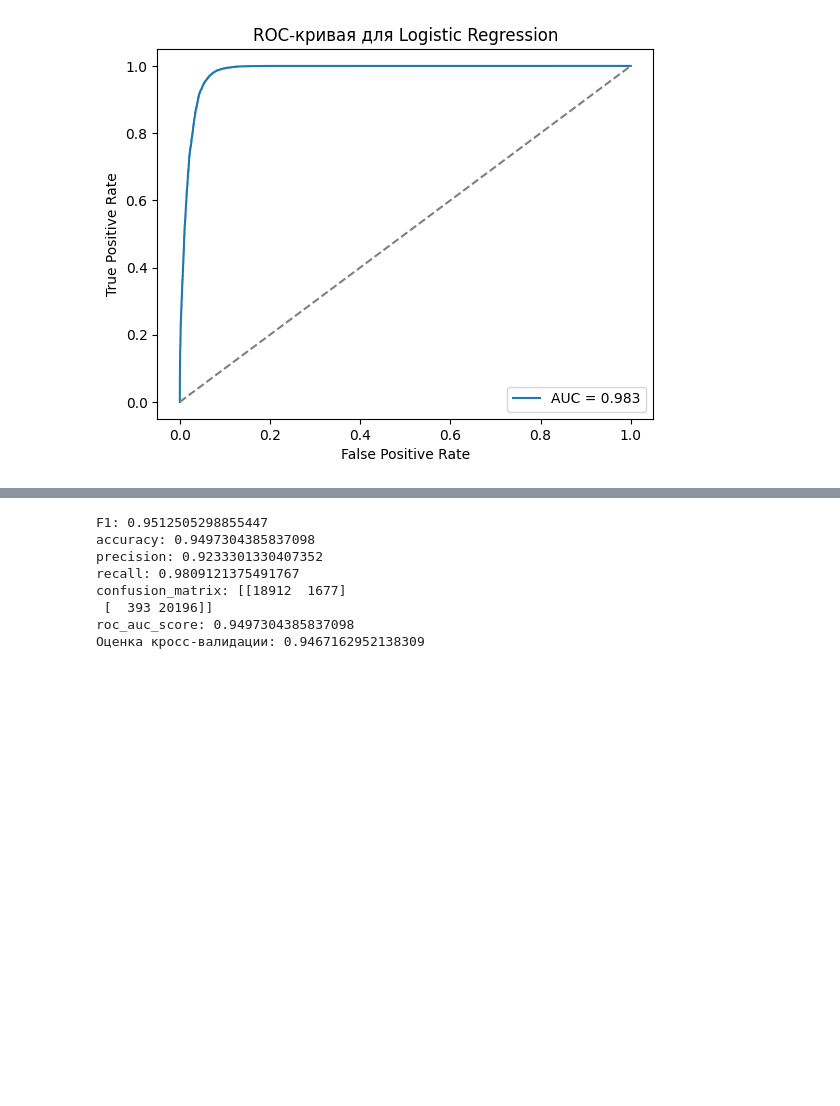
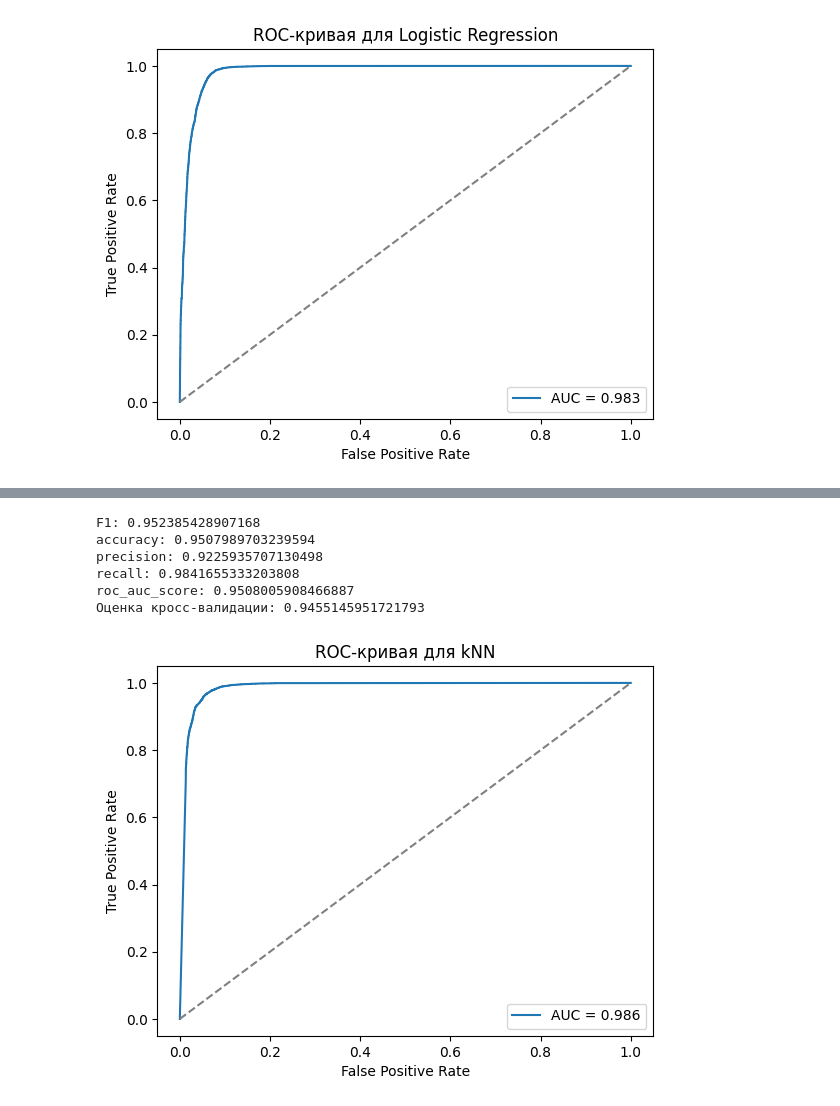
Before and after one commit to SergeyMotynga/OMSTU, a Jupyter notebook: ML/laboratory/lab_2/main/main.ipynb, the cells around one changed output, grey strips where cells are left out. Cells and saved outputs as stored; diff of their text form; code cells hidden in the pictures; blank space fills up the shorter version.

```diff
--- a/ML/laboratory/lab_2/main/main.ipynb
+++ b/ML/laboratory/lab_2/main/main.ipynb
@@ -199,20 +347,36 @@ plt.show()
 # %%
-# KNN
-
-model = KNeighborsClassifier()
+model_knn = KNeighborsClassifier(
+    n_neighbors=best_params['kNN']['GridSearchCV']['params']['n_neighbors'],
+    weights=best_params['kNN']['GridSearchCV']['params']['weights'],
+    metric=best_params['kNN']['GridSearchCV']['params']['metric']
+)
 # Hold-out
-model.fit(X_train, y_train)
-y_pred = model.predict(X_test)
-metrics(y_pred)
+model_knn.fit(X_train, y_train)
+y_pred_knn = model_knn.predict(X_test)
+metrics(y_pred_knn)
 # CV
-scores = cross_val_score(model, X_train, y_train, cv=kf, scoring='f1')
-print(f'Оценка кросс-валидации: {scores.mean()}')
+scores_knn = cross_val_score(model_knn, X_train, y_train, cv=kf, scoring='accuracy')
+print(f'Оценка кросс-валидации: {scores_knn.mean()}')
 # %% [output]
-F1: 0.9512505298855447
-accuracy: 0.9497304385837098
-precision: 0.9233301330407352
-recall: 0.9809121375491767
-confusion_matrix: [[18912  1677]
- [  393 20196]]
-roc_auc_score: 0.9497304385837098
-Оценка кросс-валидации: 0.9467162952138309
+F1: 0.952385428907168
+accuracy: 0.9507989703239594
+precision: 0.9225935707130498
+recall: 0.9841655333203808
+roc_auc_score: 0.9508005908466887
+Оценка кросс-валидации: 0.9455145951721793
+# %%
+y_prob_knn = model_knn.predict_proba(X_test)[:, 1]
+
+fpr_knn, tpr_knn, _ = roc_curve(y_test, y_prob_knn)
+roc_auc_knn = auc(fpr_knn, tpr_knn)
+
+plt.figure()
+plt.plot(fpr_knn, tpr_knn, label=f'AUC = {roc_auc_knn:.3f}')
+plt.plot([0,1], [0,1], linestyle='--', color='gray')
+plt.xlabel('False Positive Rate')
+plt.ylabel('True Positive Rate')
+plt.title('ROC-кривая для kNN')
+plt.legend(loc='lower right')
+plt.show()
+# %% [output]
+[figure, added]
```
Also changed, not shown: parts of 31 cells of this notebook, 3 other files.
